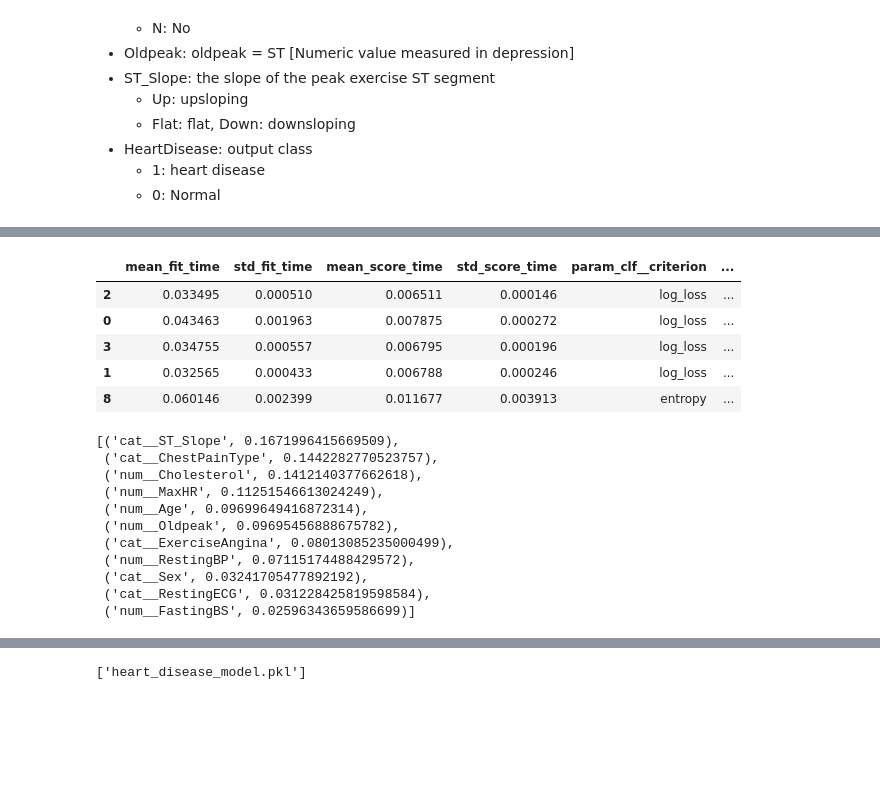
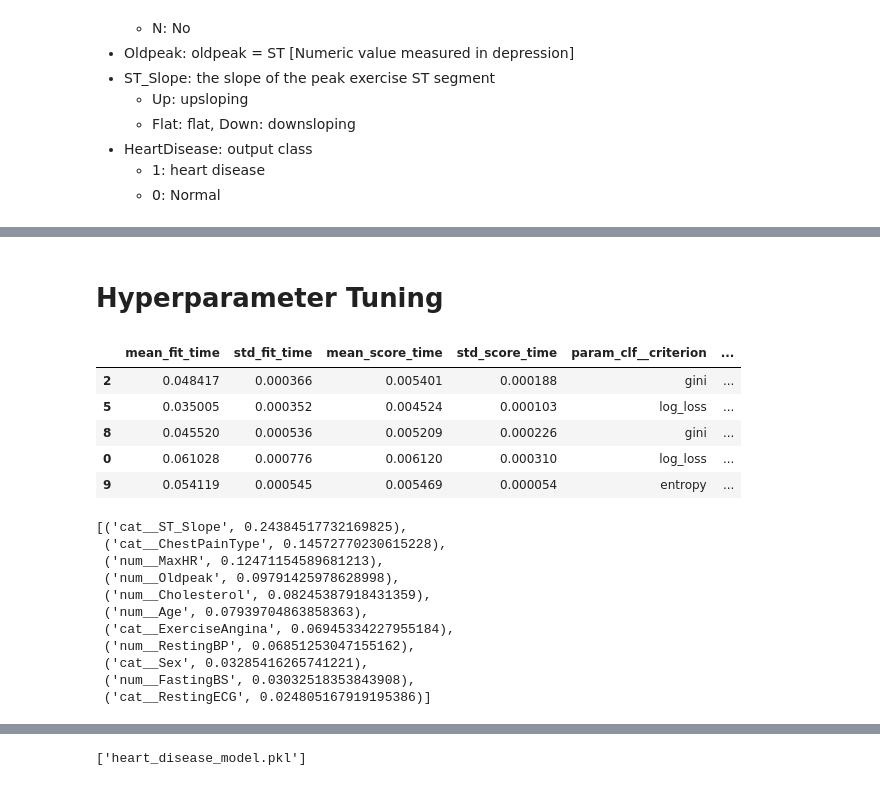
Before and after one commit to adamscarlat/hands-on-ML-with-Scikit-Learn-and-Tensorflow, a Jupyter notebook: edition3/projects/heart-attack-dataset/heart-attack-prediction.ipynb, the cells around one changed output, grey strips where cells are left out. Drawn from its saved outputs; the diff is of its cells as text; code cells hidden in the pictures; blank space fills up the shorter version.

```diff
--- a/edition3/projects/heart-attack-dataset/heart-attack-prediction.ipynb
+++ b/edition3/projects/heart-attack-dataset/heart-attack-prediction.ipynb
@@ -68,0 +63,15 @@ df.head()
+# %%
+df=pd.read_csv("./data/heart.csv")
+
+# separate label from data
+X = df.drop("HeartDisease", axis=1)
+y = df["HeartDisease"].copy()
+
+X_train, X_test, y_train, y_test = train_test_split(X, y, random_state=42, stratify=y)
+
+# Join the train data and train labels into a full dataframe
+full_train = X_train.copy()
+full_train["HeartDisease"] = y
+full_train = full_train.reset_index()
+
+full_train.head()
@@ -132,0 +175,10 @@ X_train, X_test, y_train, y_test = train_test_split(X, y, random_state=42, strat
+# %%
+# Set all cholesterol 0 to None so that they get imputed later
+full_train["Cholesterol"] = full_train["Cholesterol"].replace(0, np.nan)
+
+# Confirm no more 0 cholesterol
+cholesterol_0 = full_train[full_train["Cholesterol"] == 0]
+print ("cholesterol_0: ", len(cholesterol_0))
+
+# Check cholesterol distribution
+full_train["Cholesterol"].hist()
@@ -136,4 +220,9 @@ X_train, X_test, y_train, y_test = train_test_split(X, y, random_state=42, strat
 * Only transformation is labeling the categorical features (also handling outliers but this data set doesn't have any).
 * Although the data does not contain any missing values, we'll add an imputer to our pipeline in case inference examples
   will have missing data.
+# %%
+# Separate the full train again to data and labels
+
+X_train = full_train.drop("HeartDisease", axis=1)
+y_train = full_train["HeartDisease"].copy()
 # %%
@@ -180,14 +273,5 @@ X_train_trans_df.head()
 # %%
-def get_full_pipeline(clf):
-  preprocessing = ColumnTransformer([
-    ("num", num_pipeline, num_columns),
-    ("cat", cat_pipeline, cat_columns)
-  ])
-
-  return Pipeline([
-    ("preprocessing", preprocessing),
-    ("clf", clf)
-  ])
+# Helper function to do k-fold cross validation with different scoring functions
 
 def k_fold_cross_val_all_metrics(estimator):
   acc = cross_val_score(estimator, X_train, y_train, cv=5, scoring="accuracy")
@@ -252,31 +306,33 @@ F1 train:         0.9712041884816753
+# %% [markdown]
+# Hyperparameter Tuning
 # %%
 # Randomized search
 
-params_ditribs = {'clf__n_estimators': randint(low=5, high=50),
-                  'clf__max_depth': randint(low=10, high=100),
+params_ditribs = {'clf__n_estimators': randint(low=5, high=100),
+                  'clf__max_depth': randint(low=10, high=200),
                   'clf__criterion': ['gini', 'entropy', 'log_loss']}
 
 clf_rnd = RandomForestClassifier(random_state=42)
 pipeline_rnd = get_full_pipeline(clf_rnd)
 
 scoring = 'f1'
 rnd_search = RandomizedSearchCV(pipeline_rnd, param_distributions=params_ditribs, n_iter=10, cv=3,
                                 scoring=scoring, random_state=42)
 
 rnd_search.fit(X_train, y_train)
 
 # Getting the best model and its hyperparameters
 final_pipeline = rnd_search.best_estimator_
 cv_res = pd.DataFrame(rnd_search.cv_results_)
 cv_res.sort_values(by="rank_test_score", ascending=True, inplace=True)
 cv_res.head()
 # %% [output]
 |  | mean_fit_time | std_fit_time | mean_score_time | std_score_time | param_clf__criterion | ... |
-| 2 | 0.033495 | 0.000510 | 0.006511 | 0.000146 | log_loss | ... |
-| 0 | 0.043463 | 0.001963 | 0.007875 | 0.000272 | log_loss | ... |
-| 3 | 0.034755 | 0.000557 | 0.006795 | 0.000196 | log_loss | ... |
-| 1 | 0.032565 | 0.000433 | 0.006788 | 0.000246 | log_loss | ... |
-| 8 | 0.060146 | 0.002399 | 0.011677 | 0.003913 | entropy | ... |
+| 2 | 0.048417 | 0.000366 | 0.005401 | 0.000188 | gini | ... |
+| 5 | 0.035005 | 0.000352 | 0.004524 | 0.000103 | log_loss | ... |
+| 8 | 0.045520 | 0.000536 | 0.005209 | 0.000226 | gini | ... |
+| 0 | 0.061028 | 0.000776 | 0.006120 | 0.000310 | log_loss | ... |
+| 9 | 0.054119 | 0.000545 | 0.005469 | 0.000054 | entropy | ... |
 # %%
 # Feature importance for selected model
 
@@ -289,17 +345,17 @@ features_with_importance = list(zip(preprocessing.get_feature_names_out(), clf.f
 features_with_importance = sorted(features_with_importance, key=lambda tup: tup[1], reverse=True)
 features_with_importance
 # %% [output]
-[('cat__ST_Slope', 0.1671996415669509),
- ('cat__ChestPainType', 0.1442282770523757),
- ('num__Cholesterol', 0.1412140377662618),
- ('num__MaxHR', 0.11251546613024249),
- ('num__Age', 0.09699649416872314),
- ('num__Oldpeak', 0.09695456888675782),
- ('cat__ExerciseAngina', 0.08013085235000499),
- ('num__RestingBP', 0.07115174488429572),
- ('cat__Sex', 0.03241705477892192),
- ('cat__RestingECG', 0.031228425819598584),
- ('num__FastingBS', 0.02596343659586699)]
+[('cat__ST_Slope', 0.24384517732169825),
+ ('cat__ChestPainType', 0.14572770230615228),
+ ('num__MaxHR', 0.12471154589681213),
+ ('num__Oldpeak', 0.09791425978628998),
+ ('num__Cholesterol', 0.08245387918431359),
+ ('num__Age', 0.07939704863858363),
+ ('cat__ExerciseAngina', 0.06945334227955184),
+ ('num__RestingBP', 0.06851253047155162),
+ ('cat__Sex', 0.03285416265741221),
+ ('num__FastingBS', 0.03032518353843908),
+ ('cat__RestingECG', 0.024805167919195386)]
 # %%
 # Getting prediction by threshold
 
```
Also changed, not shown: parts of 26 cells of this notebook, 2 other files.
